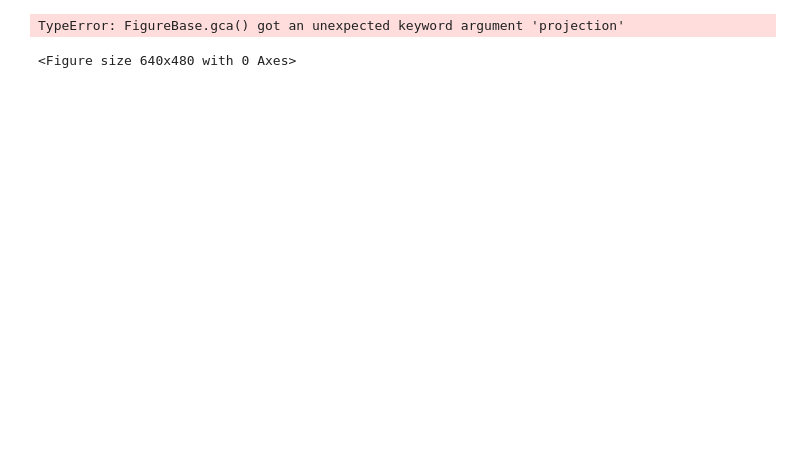
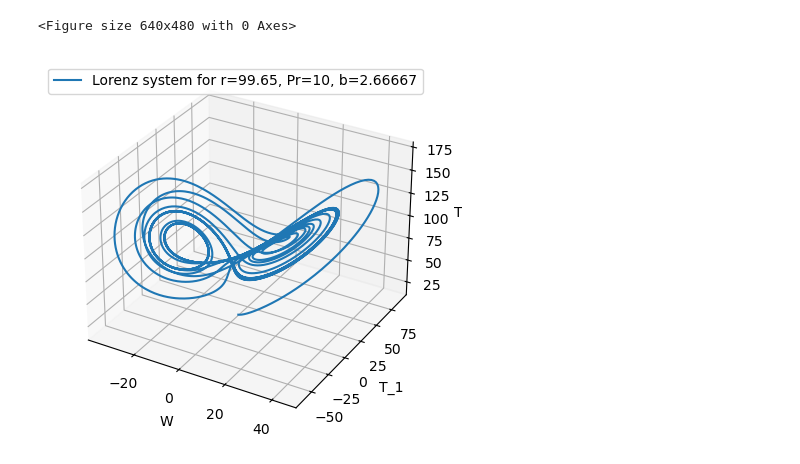
Before and after one commit to dunyuliu/Earth_From_Lab_To_Planet_Tutorials, a Jupyter notebook: Module5.1_Lorenz.ipynb, the cells around one changed output. Drawn from its saved outputs; the diff is of its cells as text; code cells hidden in the pictures; blank space fills up the shorter version.

Commit message:
Update Module5.1_Lorenz.ipynb
Fix matplotlib 3d plot

```diff
--- a/Module5.1_Lorenz.ipynb
+++ b/Module5.1_Lorenz.ipynb
@@ -103,7 +103,9 @@ if pmode == 1:
 
 elif pmode == 2:                # 3D plot
     fig = plt.figure()
-    ax = fig.gca(projection='3d')
+    #ax = fig.gca(projection='3d') # depreciated as of 20231110.
+    # Refer to this link: https://matplotlib.org/stable/gallery/mplot3d/2dcollections3d.html#sphx-glr-gallery-mplot3d-2dcollections3d-py
+    ax = plt.figure().add_subplot(projection='3d')
     ax.plot(xout[pindex,0], xout[pindex,1], xout[pindex,2], label=title_string)
 
 
@@ -157,32 +159,32 @@ elif pmode == 3:                # 3D animation of trajectory
         # animation function.  This will be called sequentially with the frame number
     def animate(i):
         # we'll step two time-steps per frame.  This leads to nice results.
         # i = (2 * i) % x_t.shape[1]
         ip=i*10
         for line, pt, xi in zip(lines, pts, xout):
             x, y, z = xout.T
 
             line.set_data(x, y)
             line.set_3d_properties(z)
 
             pt.set_data(x[ip], y[ip])
             pt.set_3d_properties(z[ip])
 
         # rotate the point of view
         ax.view_init(30, 0.3 * i)
         fig.canvas.draw()
         return lines + pts
 
     # instantiate the animator1.
     anim = animation.FuncAnimation(fig, animate, init_func=init,
                                    frames=500, interval=30, blit=True)
     anim.save('lorenz_attractor.mp4', fps=15, extra_args=['-vcodec', 'libx264'])
 else:
     print ('pmode',pmode,' undefined')
 
 
 
 plt.show()
 # %% [output]
-TypeError: FigureBase.gca() got an unexpected keyword argument 'projection'
+<Figure size 640x480 with 0 Axes>
-<Figure size 640x480 with 0 Axes>
+[figure, added]
```
